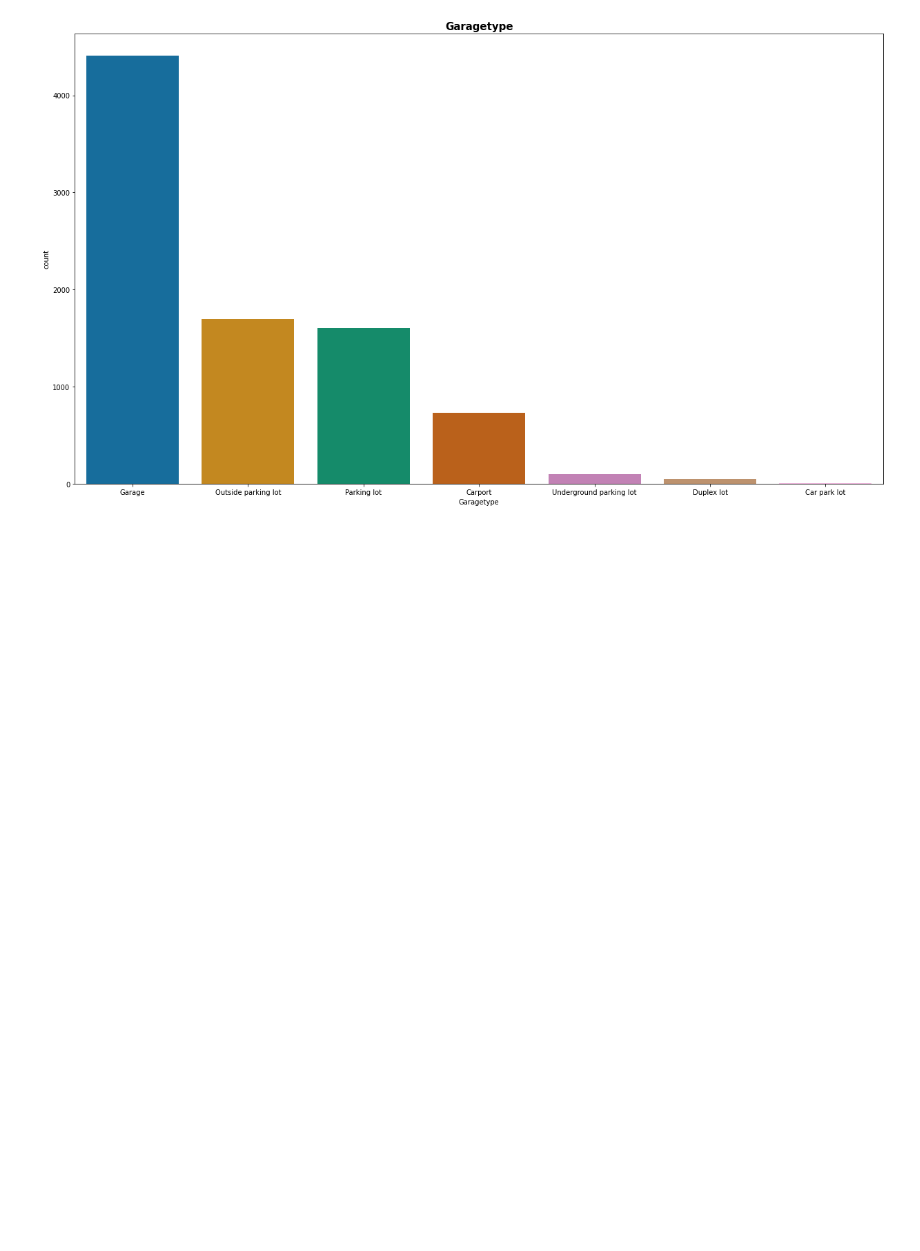
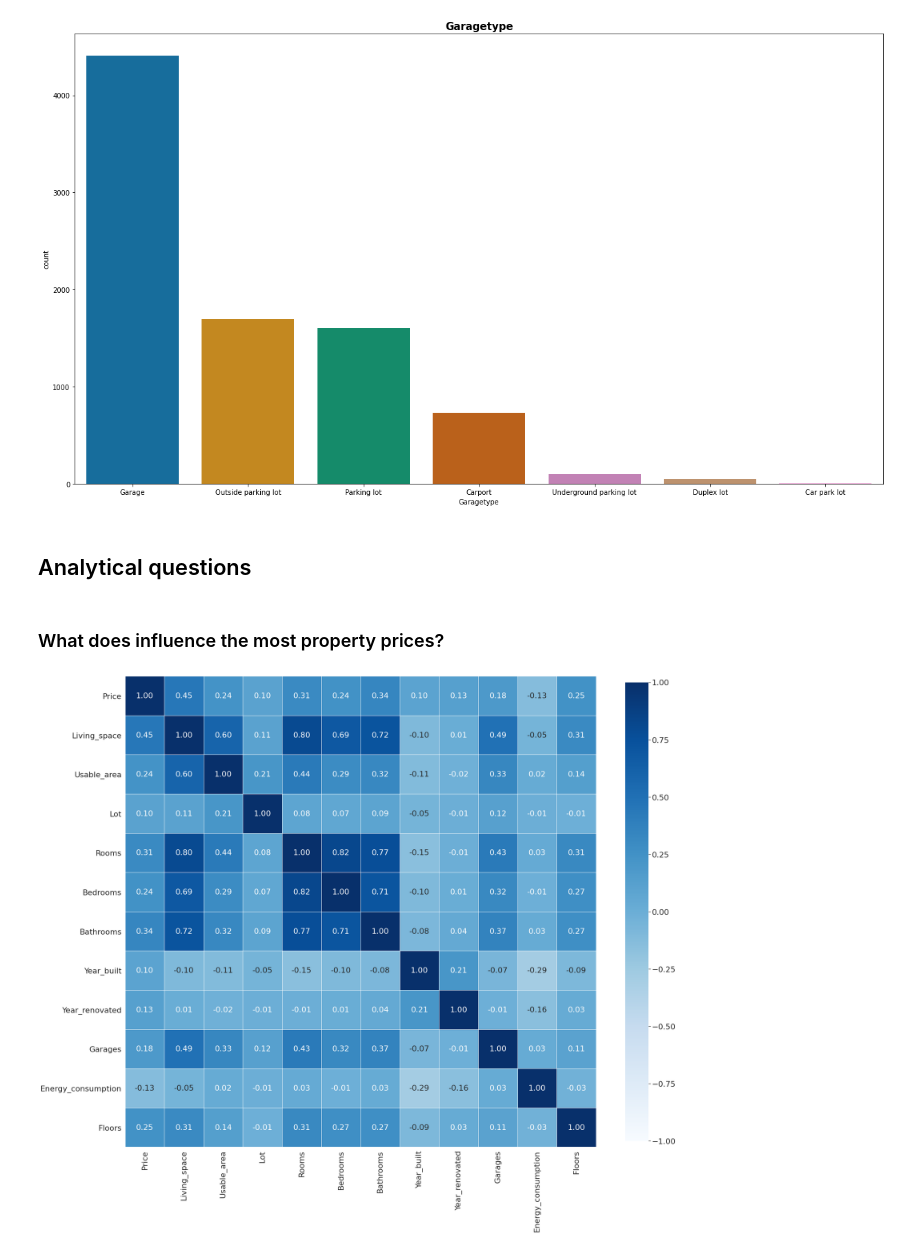
Before and after one commit to clytaemnestra/real-estate-data-analysis, a Jupyter notebook: analysis.ipynb, the cells around one changed output. Saved outputs shown, nothing was run; the diff lists cells and outputs as text; code cells hidden in the pictures; blank space fills up the shorter version.

Commit message:
added heatmap

```diff
--- a/analysis.ipynb
+++ b/analysis.ipynb
@@ -500,3 +514,18 @@ sns.countplot(x=df['Garagetype'], data=df, palette=colorblind_palette, order=df[
 # %% [output]
 <AxesSubplot:title={'center':'Garagetype'}, xlabel='Garagetype', ylabel='count'>
 [figure]
+# %% [markdown]
+## Analytical questions
+# %% [markdown]
+### What does influence the most property prices?
+# %%
+# plot heatmap
+# sns.set(font_scale = 2)
+fig, ax = plt.subplots(figsize=(30, 30))
+corr_data = df[['Price', 'Living_space', 'Usable_area', 'Lot', 'Rooms', 'Bedrooms', 'Bathrooms', 'Year_built', 'Year_renovated', 'Garages', 'Energy_consumption', 'Floors']].copy()
+correlations = corr_data.corr()
+sns.heatmap(correlations, annot=True, fmt=".2f", cmap='Blues',
+           vmin=-1, vmax=1, square=True, cbar_kws={"shrink": .8}, linewidths=.7, annot_kws={'fontsize':22})
+plt.show()
+# %% [output]
+[figure, added]
```
Also changed, not shown: parts of 8 cells of this notebook.
